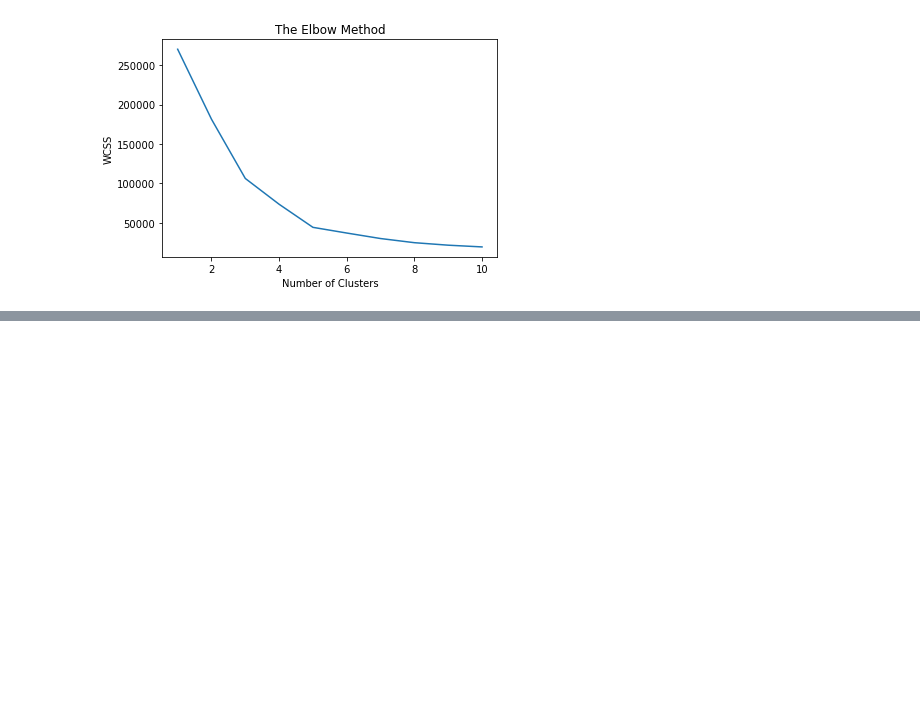
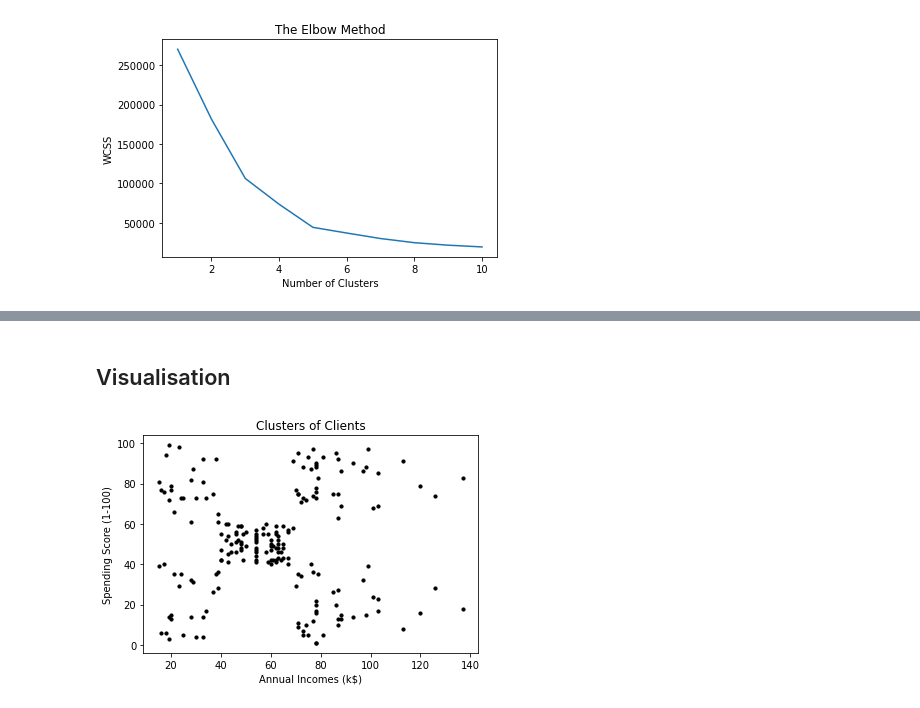
Before and after one commit to Piyal-Banik/k-means-clustering, a Jupyter notebook: k_means_clustering.ipynb, the cells around one changed output, grey strips where cells are left out. Drawn from its saved outputs; the diff is of its cells as text; code cells hidden in the pictures; blank space fills up the shorter version.

Commit message:
Completed K Means Clustering and added Visualisation

```diff
--- a/k_means_clustering.ipynb
+++ b/k_means_clustering.ipynb
@@ -66,0 +74,11 @@ array([7, 0, 4, 0, 7, 0, 4, 0, 4, 0, 4, 0, 4, 0, 4, 0, 7, 0, 7, 0, 7, 0,
+# %% [markdown]
+## Visualisation
+# %%
+# Visualising the Training set
+plt.scatter(X[:, 0], X[:, 1],s = 10, c = 'black')
+plt.title('Clusters of Clients')
+plt.xlabel('Annual Incomes (k$)')
+plt.ylabel('Spending Score (1-100)')
+plt.show()
+# %% [output]
+[figure, added]
```
Also changed, not shown: parts of 9 cells of this notebook.
